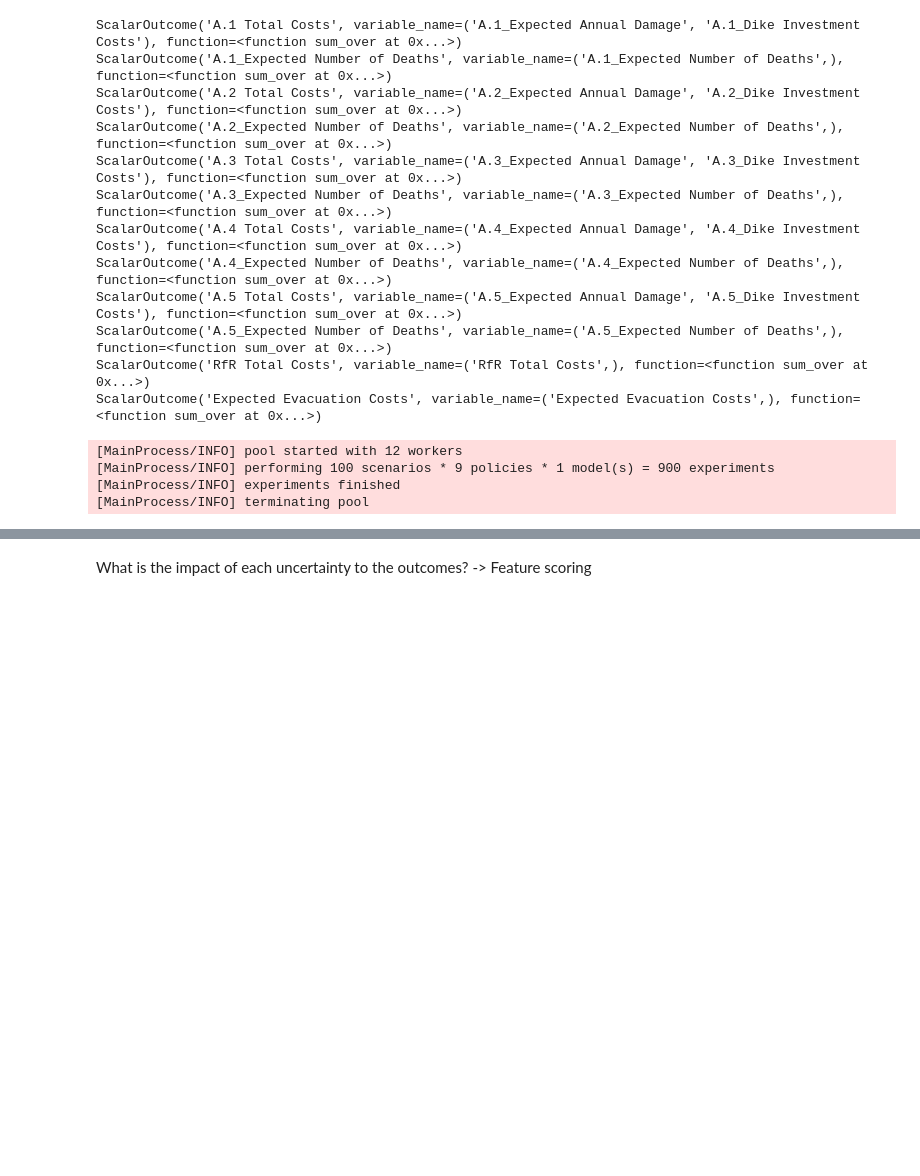
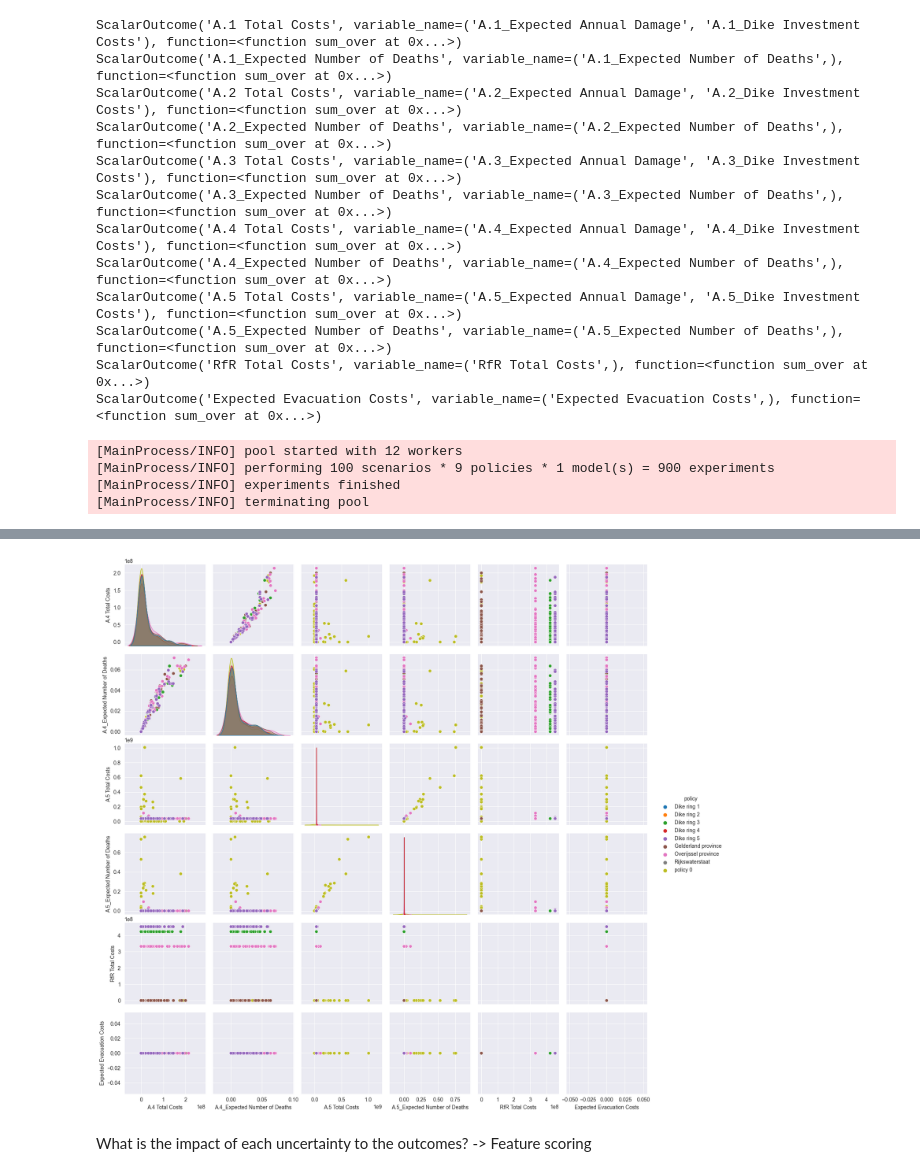
Before and after one commit to BRtudelft/Group1_EPA1361_Model-based_Decision-making, a Jupyter notebook: Policy discovery.ipynb, the cells around one changed output, grey strips where cells are left out. Drawn from its saved outputs; the diff is of its cells as text; code cells hidden in the pictures; blank space fills up the shorter version.

Commit message:
outcomes dream scenario (upstream/downstream)

```diff
--- a/Policy discovery.ipynb
+++ b/Policy discovery.ipynb
@@ -352,0 +353,3 @@ plt.show()
+# %%
+downstream = data.loc[:,['A.4 Total Costs', 'A.4_Expected Number of Deaths','A.5 Total Costs','A.5_Expected Number of Deaths','RfR Total Costs','Expected Evacuation Costs','policy']]
+downstream
@@ -353,3 +370,8 @@ plt.show()
+# %%
+sns.pairplot(downstream, hue='policy', )
+plt.show()
+# %% [output]
+[figure, added]
 # %% [markdown]
 What is the impact of each uncertainty to the outcomes? -> Feature scoring
 # %%
```
Also changed, not shown: parts of 7 cells of this notebook.
